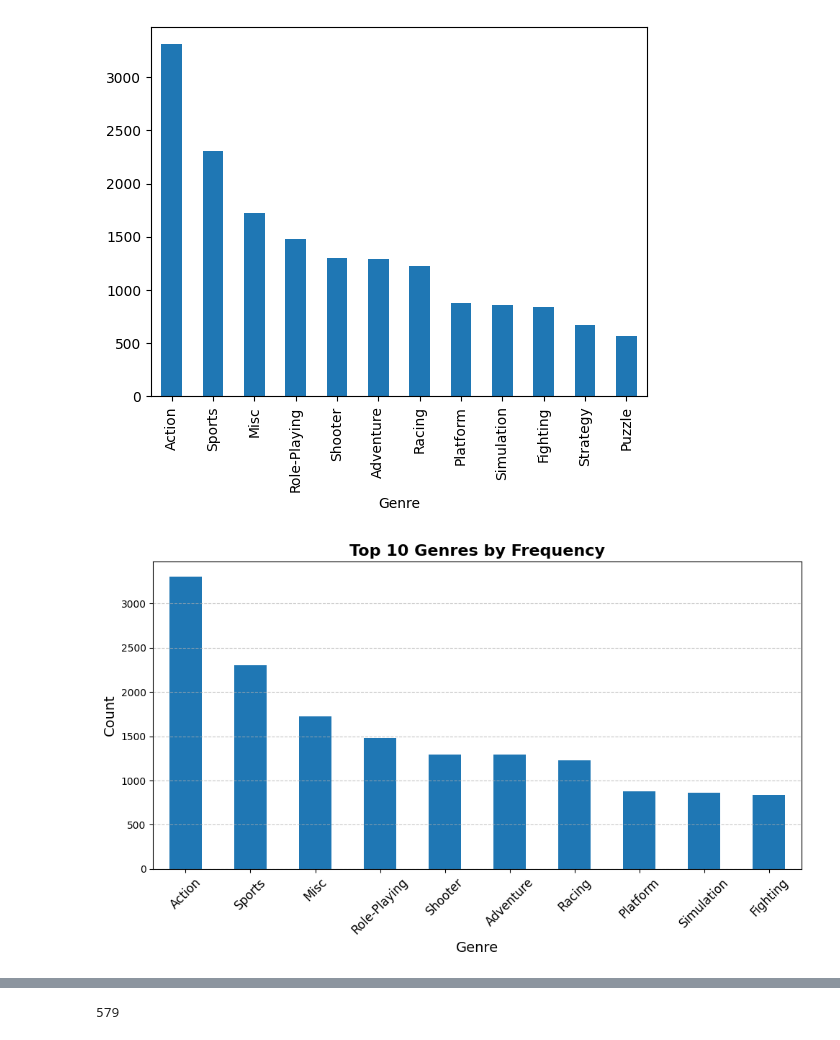
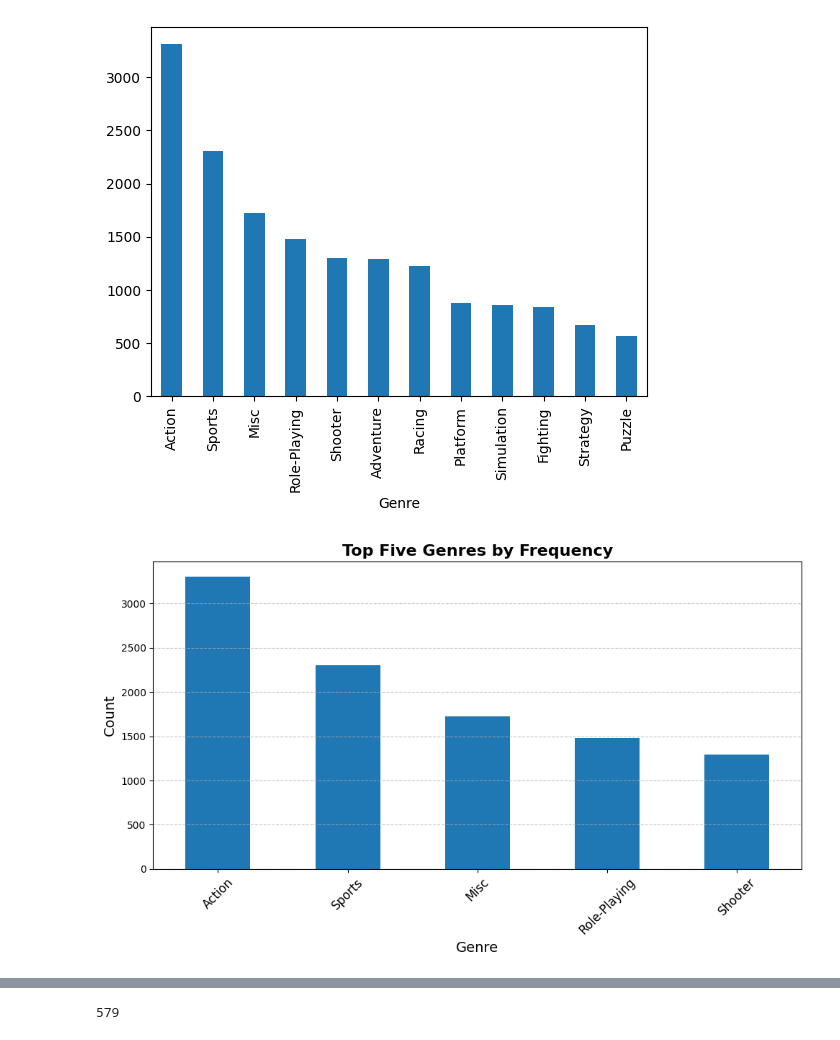
Before and after one commit to Nour-Zayed/Data-Analysis, a Jupyter notebook: Video Games/main1.ipynb, the cells around one changed output, grey strips where cells are left out. Drawn from its saved outputs; the diff is of its cells as text; code cells hidden in the pictures.

```diff
--- a/Video Games/main1.ipynb
+++ b/Video Games/main1.ipynb
@@ -162,19 +168,19 @@ df.Genre.value_counts().plot(kind='bar')
 [figure]
 # %%
 
-top_10_genres = df['Genre'].value_counts().head(10)
+top_10_genres = df['Genre'].value_counts().head(5)
 
 top_10_genres.plot(kind='bar', figsize=(10, 6))
 
-plt.title('Top 10 Genres by Frequency', fontsize=16, fontweight='bold')
+plt.title('Top Five Genres by Frequency', fontsize=16, fontweight='bold')
 plt.xlabel('Genre', fontsize=14)
 plt.ylabel('Count', fontsize=14)
 plt.xticks(rotation=45, fontsize=12)
 plt.grid(axis='y', linestyle='--', alpha=0.7)
 plt.tight_layout()
 plt.show()
 # %% [output]
-[figure, old version]
+[figure, new version]
 # %%
 df.Publisher.unique()
 # %% [output]
```
Also changed, not shown: parts of 27 cells of this notebook.
